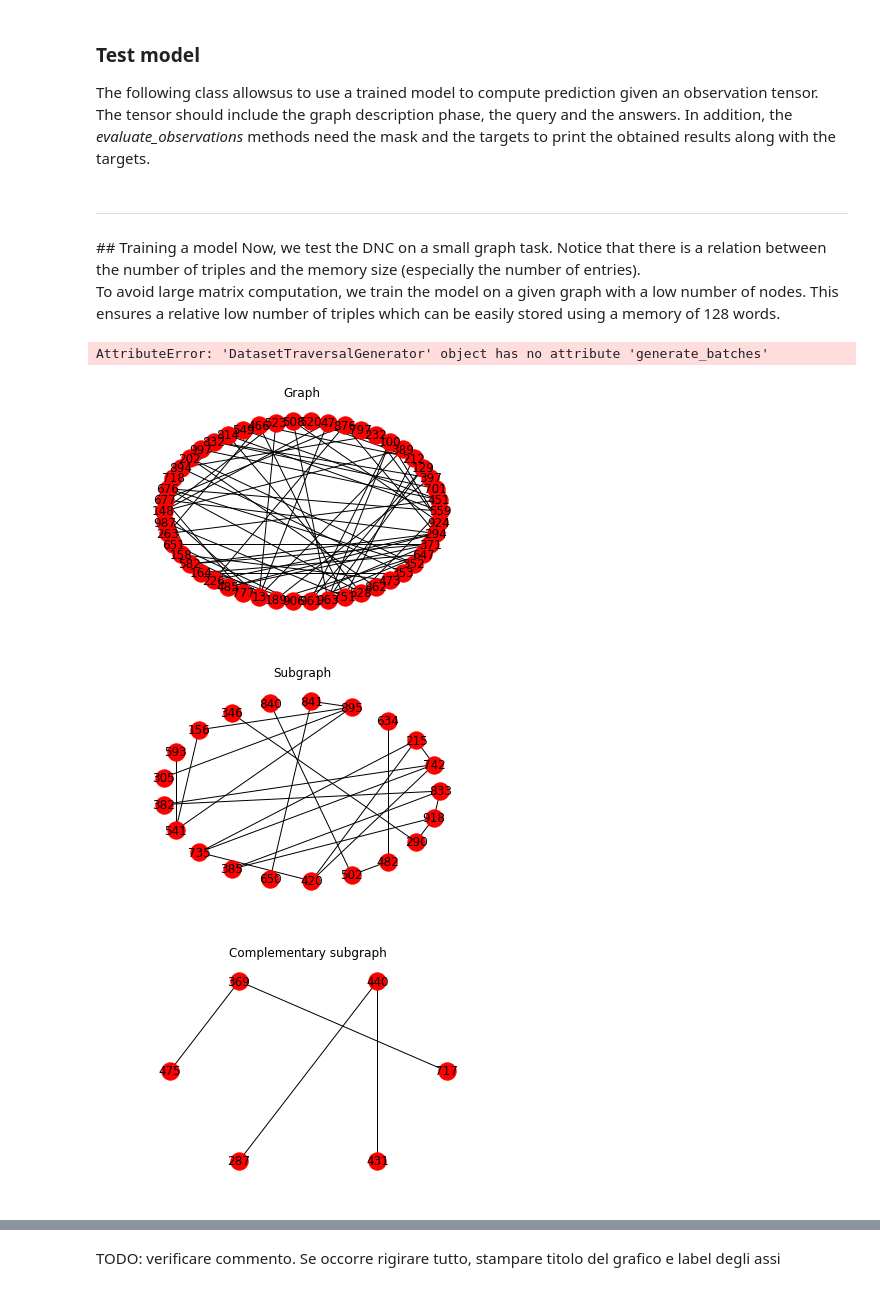
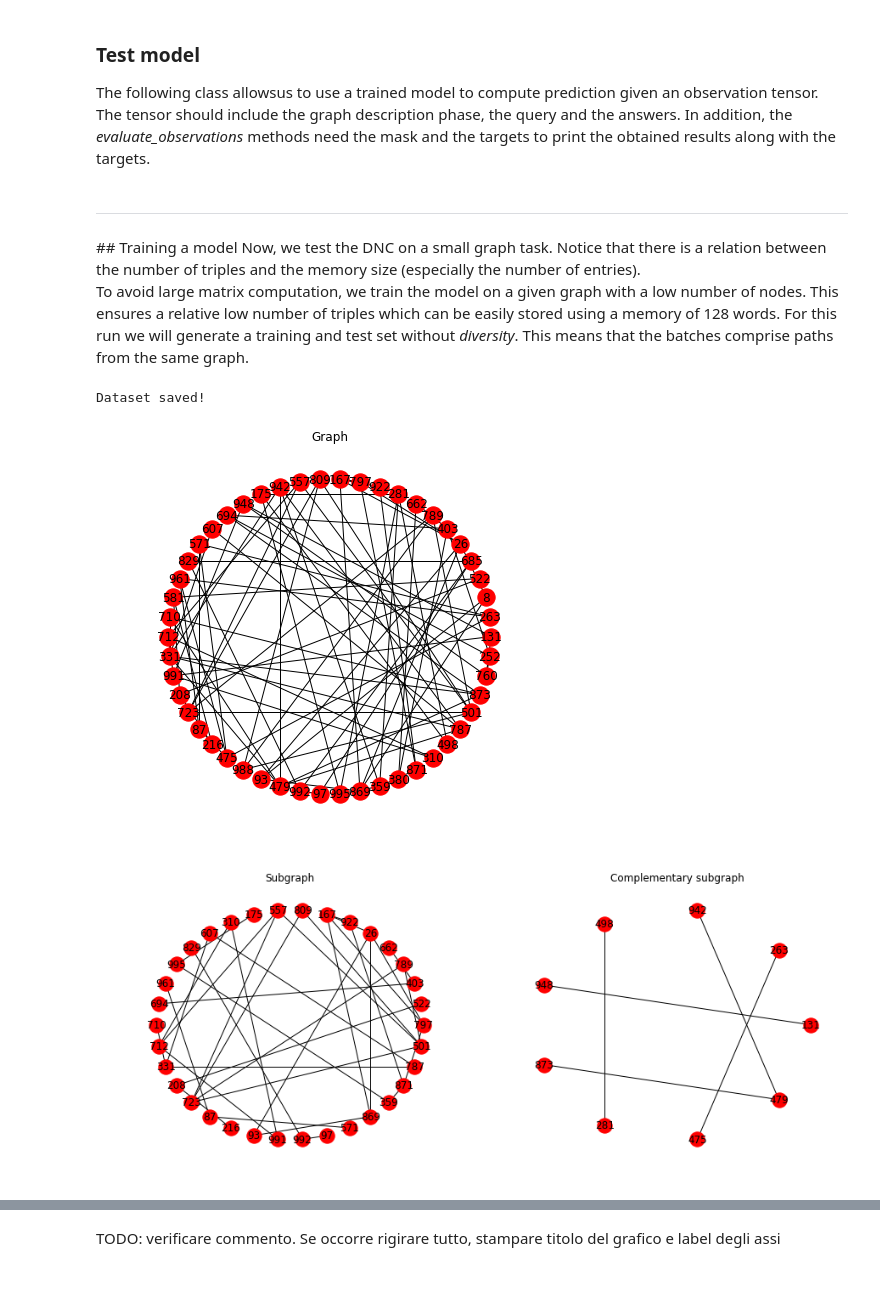
Before and after one commit to MrAngius/DNC-SemesterProject, a Jupyter notebook: Semester Project.ipynb, the cells around one changed output, grey strips where cells are left out. Cells and saved outputs as stored; diff of their text form; code cells hidden in the pictures.

```diff
--- a/Semester Project.ipynb
+++ b/Semester Project.ipynb
@@ -1223,19 +1302,19 @@ class GraphGen(object):
             if len(walk) >= selected_length:
                 self._comp_sub_graph_random_walks.append(walk[:selected_length - 1])
 
-    def show_graph(self):
-        plt.figure()
+    def show_graph(self, figsize=(20, 5)):
+        plt.figure(figsize=figsize)
         plt.title("Graph")
         nx.draw_shell(self._graph, with_labels=True)
         plt.show()
 
-    def show_subgraphs(self):
-        plt.figure()
+    def show_subgraphs(self, figsize=(20, 5)):
+        plt.figure(figsize=figsize)
+        plt.subplot(1,2,1)
         plt.title("Subgraph")
         nx.draw_shell(self._sub_graph, with_labels=True)
-        plt.show()
 
-        plt.figure()
+        plt.subplot(1,2,2)
         plt.title("Complementary subgraph")
         nx.draw_shell(self._comp_sub_graph, with_labels=True)
         plt.show()
@@ -1474,6 +1553,11 @@ class DatasetTraversalGenerator(object):
                 self._regenerate_graph()
         return self._build_dataset(triples_batch, walks_batch, diversity)
 
+    def gen_new_examples(self):
+        # regenerate random walks keeping the same graph
+        self._genGraph.gen_random_walks(self._walk_length)
+        return self.generate_dataset()
+
     def generate_training_and_testset(self, diversity=False):
         triples_sub_batch, triples_c_sub_batch, walks_sub_batch, walks_c_sub_batch = [], [], [], []
         # create a length 1 if not diverse (not sampling from different graphs)
@@ -1795,7 +1877,7 @@ class TestModel(object):
 ## Training a model
 Now, we test the DNC on a small graph task. Notice that there is a relation between the number of triples and the memory size (especially the number of entries).
 
-To avoid large matrix computation, we train the model on a given graph with a low number of nodes. This ensures a relative low number of triples which can be easily stored using a memory of 128 words.
+To avoid large matrix computation, we train the model on a given graph with a low number of nodes. This ensures a relative low number of triples which can be easily stored using a memory of 128 words. For this run we will generate a training and test set without *diversity*. This means that the batches comprise paths from the same graph.
 # %%
 # Model parameters
 HIDDEN_SIZE = 64
@@ -1828,18 +1911,18 @@ CHECK_POINT_INTERVAL = 100
 # create the dataset
 dataset_traversal = DatasetTraversalGenerator(LOWER_BOUND, UPPER_BOUND, NODES, RANGE_WALK, QUERIES_NUMB,
                                               BATCH_SIZE, 0.7)
-# %%
-ds = dataset_traversal.generate_batches()
-# %% [output]
-AttributeError: 'DatasetTraversalGenerator' object has no attribute 'generate_batches'
+# %%
+ds = dataset_traversal.generate_training_and_testset(diversity=False)
+dataset_traversal.save_dataset(DATASET_DIR, ds)
+# %% [output]
+Dataset saved!
 # %%
 # plot the dataset as a graph
-dataset_traversal._genGraph.show_graph()
+dataset_traversal._genGraph.show_graph(figsize=(7, 7))
 # %% [output]
-[figure, old version]
+[figure, new version]
 # %%
 # plot dataset subgraphs
-dataset_traversal._genGraph.show_subgraphs()
+dataset_traversal._genGraph.show_subgraphs(figsize=(15, 6))
 # %% [output]
-[figure, old version]
+[figure, new version]
-[figure, removed]
```
Also changed, not shown: parts of 44 cells of this notebook, 7 other files.
